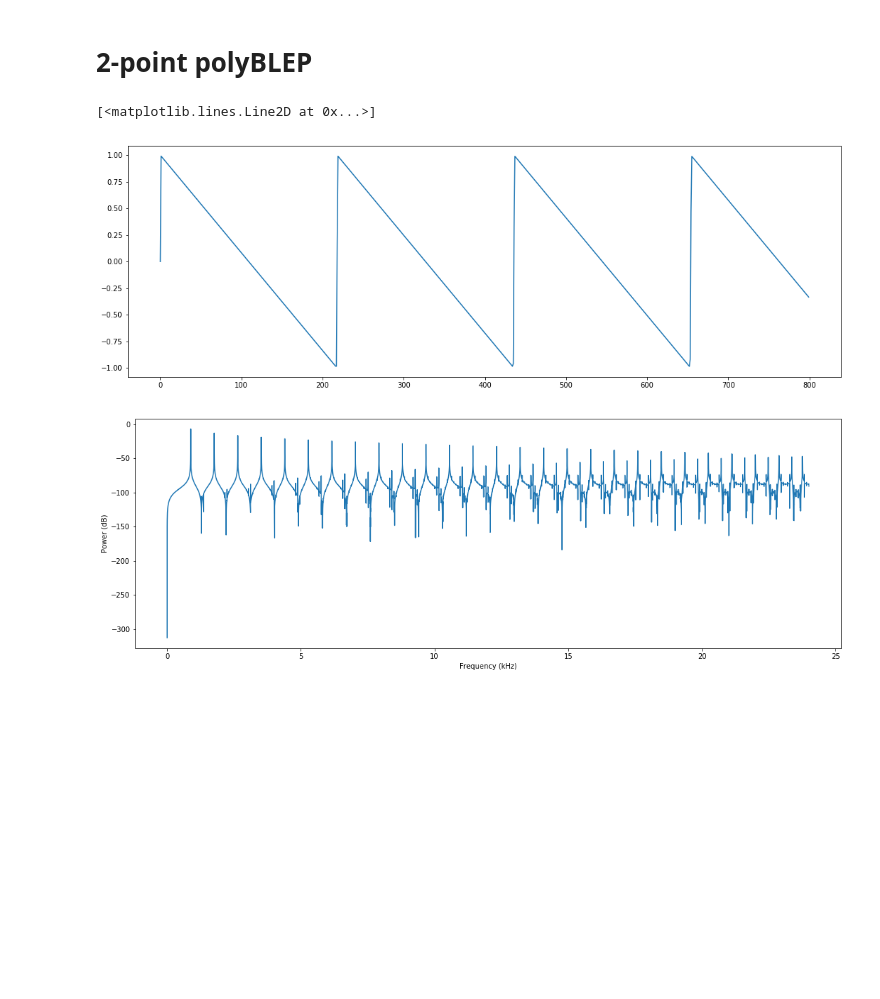
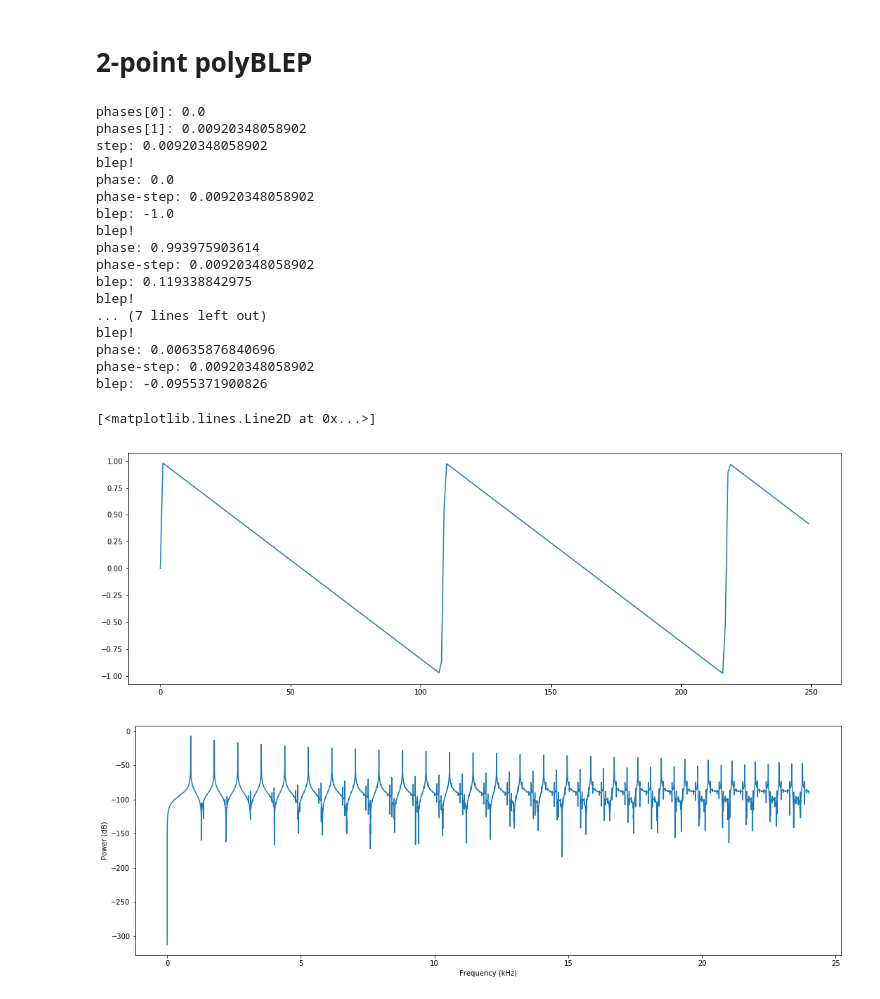
Before and after one commit to rknLA/pd-blosc, a Jupyter notebook: notebook/05-Polyblep-wrl.ipynb, the cells around one changed output. Saved outputs shown, nothing was run; the diff lists cells and outputs as text; code cells hidden in the pictures; blank space fills up the shorter version.

```diff
--- a/notebook/05-Polyblep-wrl.ipynb
+++ b/notebook/05-Polyblep-wrl.ipynb
@@ -69,11 +69,15 @@ plot_spectrum(gen_naive_saw(220, sample_rate, 48000), sample_rate)
 def polyblep_2sample(phase, phase_step):
     if phase < phase_step:
         t = phase / phase_step
-        return (t*2) - (t**2) - 1.0
+        blep = (t*2) - (t**2) - 1.0
+        print("blep!\nphase: %s\nphase-step: %s\nblep: %s" % (phase, phase_step, blep))
+        return blep
 
     if phase > (1.0 - phase_step):
         t = (phase - 1.0) / phase_step
-        return (t**2) + (t*2) + 1.0
+        blep = (t**2) + (t*2) + 1.0
+        print("blep!\nphase: %s\nphase-step: %s\nblep: %s" % (phase, phase_step, blep))
+        return blep
 
     return 0.0
 
@@ -83,14 +87,33 @@ def gen_polyblep_saw(osc_freq, sample_rate, nsamples):
     phases = np.mod(np.linspace(0, end_phase, nsamples), 1.0)
 
     step = phases[1] - phases[0]
+    print("phases[0]: %s\nphases[1]: %s" % (phases[0], phases[1]))
+    print("step: %s" % step)
     polyblep = [polyblep_2sample(x, step) for x in phases]
 
     return (1.0 - (2.0 * phases)) + polyblep
 # %%
-plot(gen_polyblep_saw(220, sample_rate, 800))
+plot(gen_polyblep_saw(440, sample_rate, 250))
 # %% [output]
-[<matplotlib.lines.Line2D at 0x...>]
+phases[0]: 0.0
+phases[1]: 0.00920348058902
+step: 0.00920348058902
+blep!
+phase: 0.0
+phase-step: 0.00920348058902
+blep: -1.0
+blep!
+phase: 0.993975903614
+phase-step: 0.00920348058902
+blep: 0.119338842975
+blep!
+... (7 lines left out)
+blep!
+phase: 0.00635876840696
+phase-step: 0.00920348058902
+blep: -0.0955371900826
+[<matplotlib.lines.Line2D at 0x...>]
-[figure, old version]
+[figure, new version]
 # %%
 plot_spectrum(gen_polyblep_saw(880, sample_rate, 48000), sample_rate)
 # %% [output]
```
Also changed, not shown: 4 other files.
